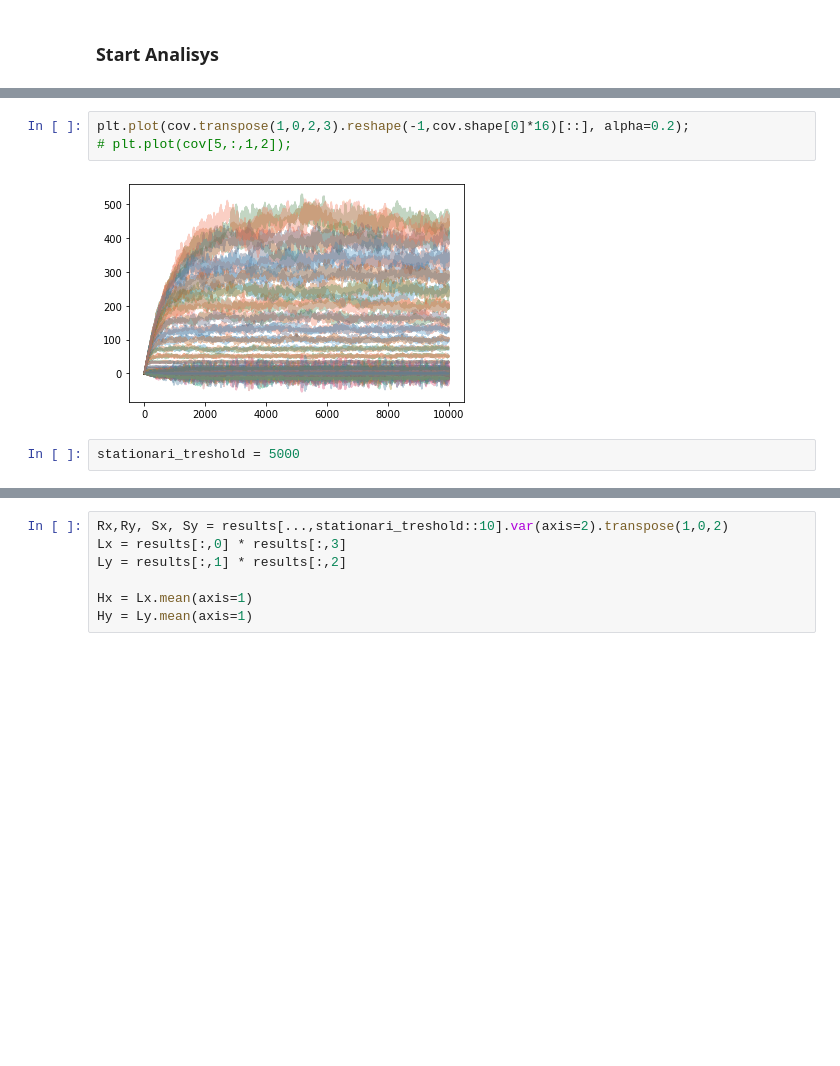
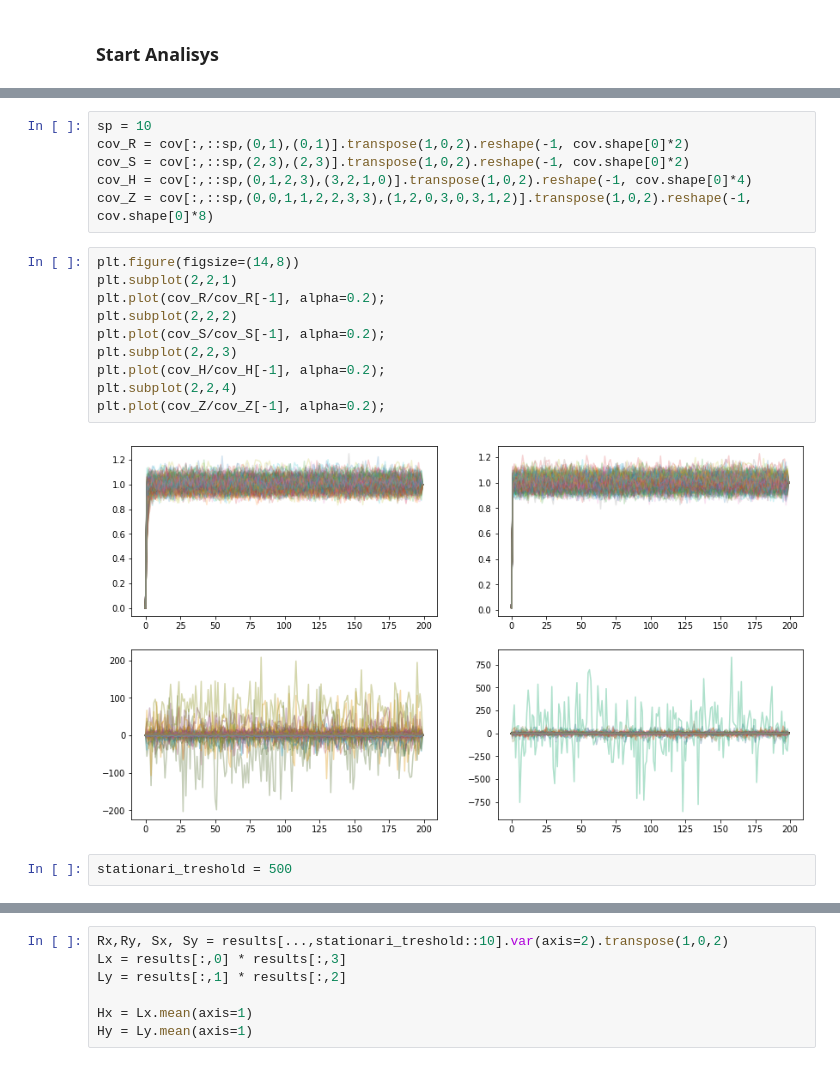
Before and after one commit to ashmat98/nsolve-sde, a Jupyter notebook: 2d check theory only memory anharmonic2.ipynb, the cells around one changed output, grey strips where cells are left out. Drawn from its saved outputs; the diff is of its cells as text; blank space fills up the shorter version.

```diff
--- a/2d check theory only memory anharmonic2.ipynb
+++ b/2d check theory only memory anharmonic2.ipynb
@@ -122,10 +147,23 @@ cov.shape
-# %%
-plt.plot(cov.transpose(1,0,2,3).reshape(-1,cov.shape[0]*16)[::], alpha=0.2);
-# plt.plot(cov[5,:,1,2]);
-# %% [output]
-[figure, removed]
+# %%
+sp = 10
+cov_R = cov[:,::sp,(0,1),(0,1)].transpose(1,0,2).reshape(-1, cov.shape[0]*2)
+cov_S = cov[:,::sp,(2,3),(2,3)].transpose(1,0,2).reshape(-1, cov.shape[0]*2)
+cov_H = cov[:,::sp,(0,1,2,3),(3,2,1,0)].transpose(1,0,2).reshape(-1, cov.shape[0]*4)
+cov_Z = cov[:,::sp,(0,0,1,1,2,2,3,3),(1,2,0,3,0,3,1,2)].transpose(1,0,2).reshape(-1, cov.shape[0]*8)
+# %%
+plt.figure(figsize=(14,8))
+plt.subplot(2,2,1)
+plt.plot(cov_R/cov_R[-1], alpha=0.2);
+plt.subplot(2,2,2)
+plt.plot(cov_S/cov_S[-1], alpha=0.2);
+plt.subplot(2,2,3)
+plt.plot(cov_H/cov_H[-1], alpha=0.2);
+plt.subplot(2,2,4)
+plt.plot(cov_Z/cov_Z[-1], alpha=0.2);
+# %% [output]
+[figure, added]
 # %%
-stationari_treshold = 5000
+stationari_treshold = 500
 # %%
 results.shape
 # %% [output]
```
Also changed, not shown: parts of 18 cells of this notebook, 1 other file.
